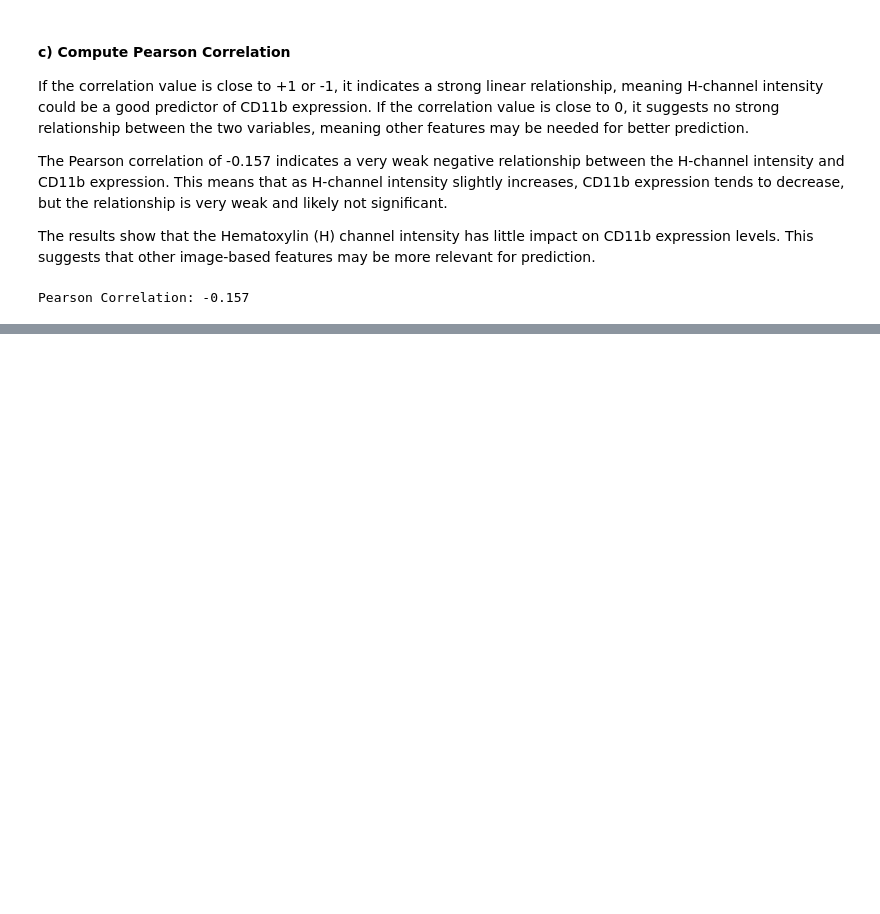
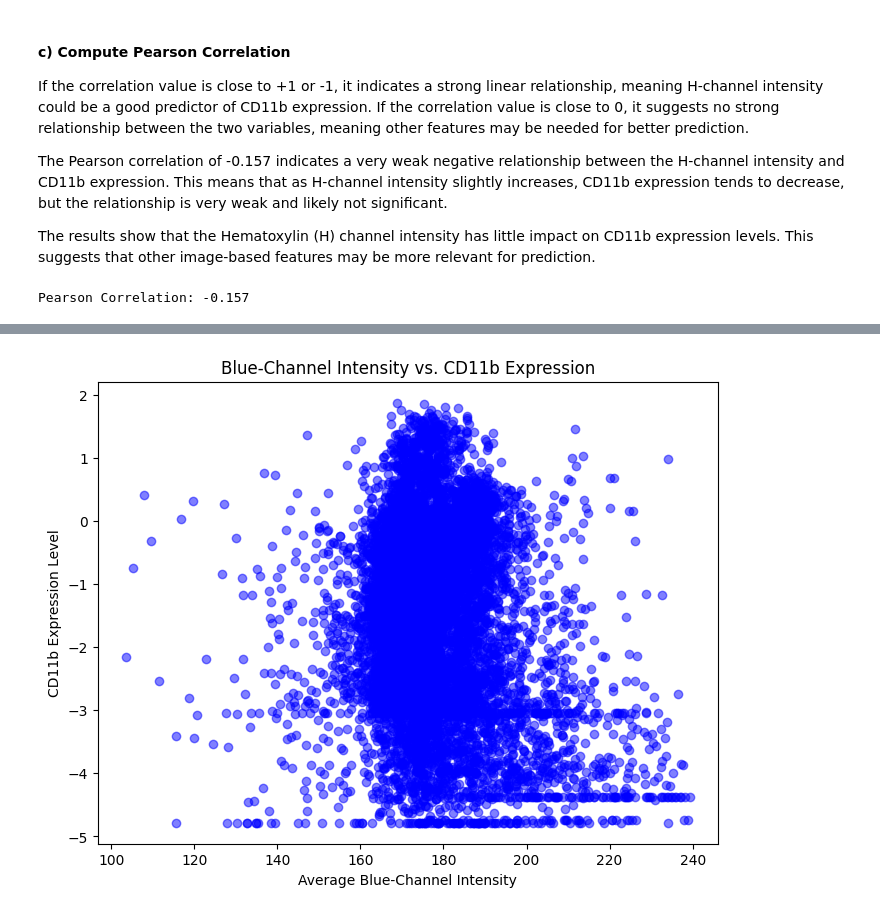
Before and after one commit to NigarRahimli/Branches, a Jupyter notebook: DataMining2024_assignment_2.ipynb, the cells around one changed output, grey strips where cells are left out. Cells and saved outputs as stored; diff of their text form; code cells hidden in the pictures; blank space fills up the shorter version.

```diff
--- a/DataMining2024_assignment_2.ipynb
+++ b/DataMining2024_assignment_2.ipynb
@@ -293,0 +302,11 @@ NameError: name 'df' is not defined
+# %%
+import matplotlib.pyplot as plt
+
+plt.figure(figsize=(8, 6))
+plt.scatter(df["Blue_Channel_Avg"], df["CD11b"], alpha=0.5, color="blue")
+plt.xlabel("Average Blue-Channel Intensity")
+plt.ylabel("CD11b Expression Level")
+plt.title("Blue-Channel Intensity vs. CD11b Expression")
+plt.show()
+# %% [output]
+[figure, added]
```
Also changed, not shown: parts of 13 cells of this notebook.
